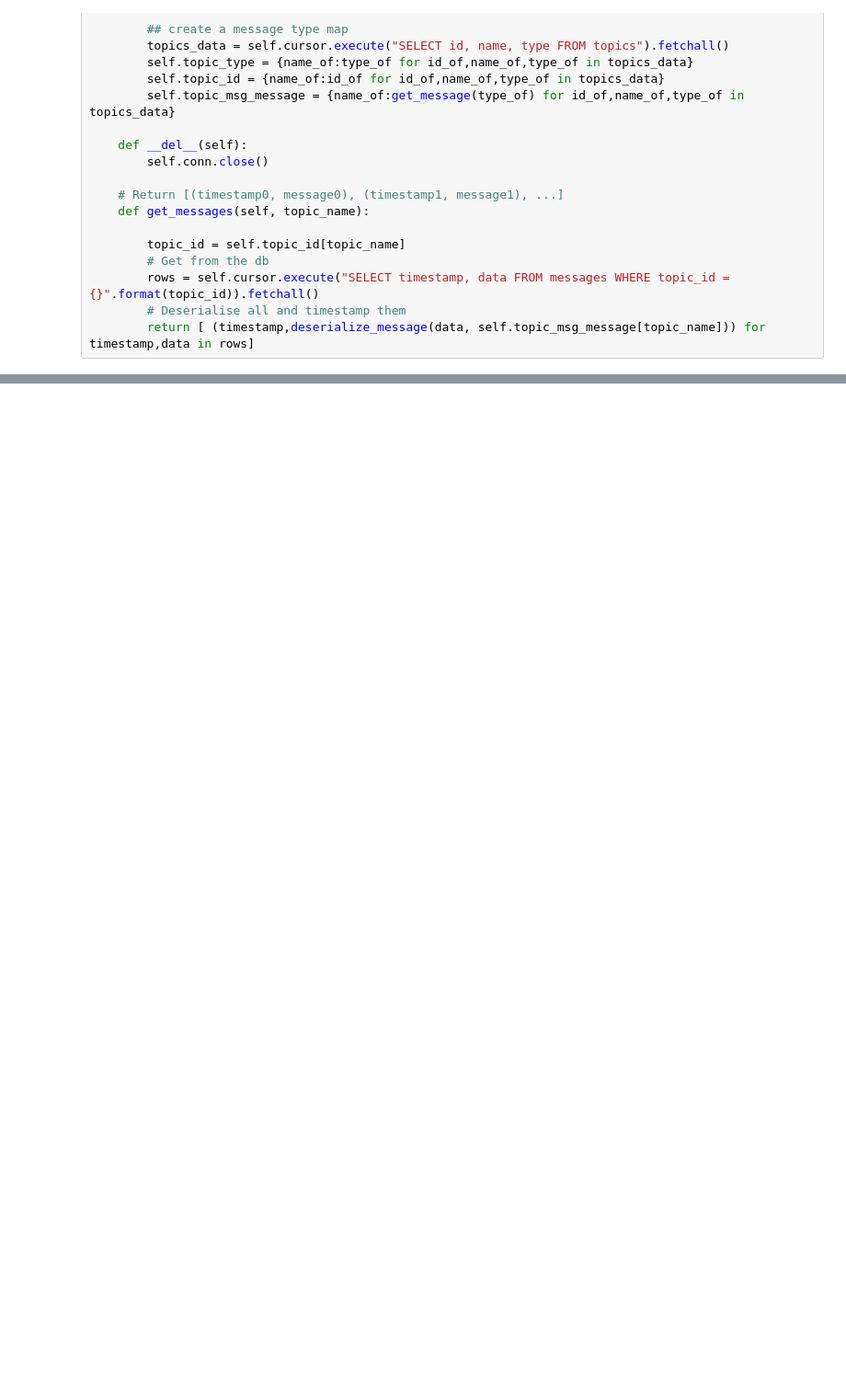
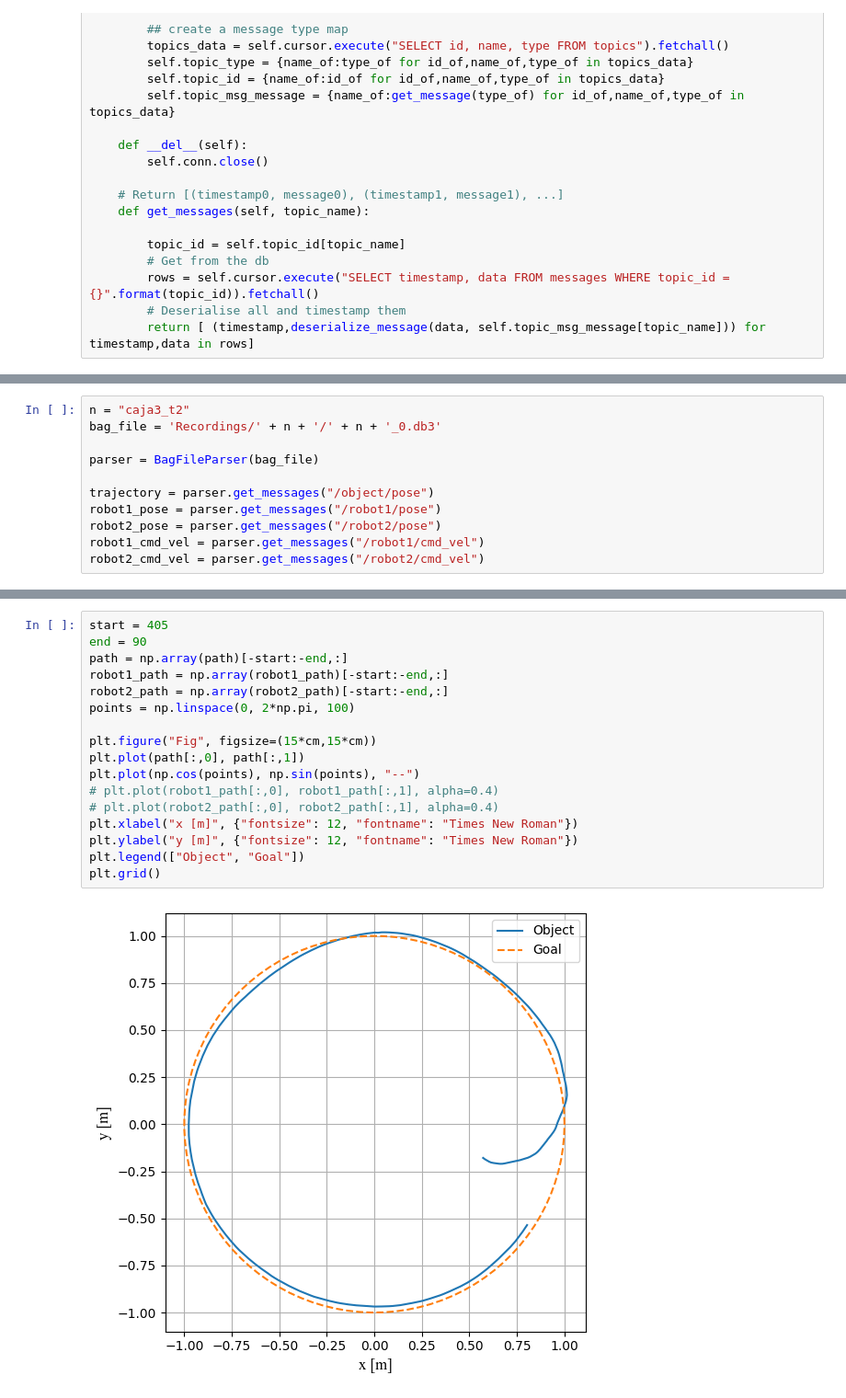
Before and after one commit to alejotoro-o/multi-robot-ueia, a Jupyter notebook: ros_bag_read.ipynb, the cells around one changed output, grey strips where cells are left out. Shown: that part at 92% size. Drawn from its saved outputs; the diff is of its cells as text; blank space fills up the shorter version.

```diff
--- a/ros_bag_read.ipynb
+++ b/ros_bag_read.ipynb
@@ -37,3 +32,14 @@ trajectory = parser.get_messages("/object/pose")
+# %%
+n = "caja3_t2"
+bag_file = 'Recordings/' + n + '/' + n + '_0.db3'
+
+parser = BagFileParser(bag_file)
+
+trajectory = parser.get_messages("/object/pose")
+robot1_pose = parser.get_messages("/robot1/pose")
+robot2_pose = parser.get_messages("/robot2/pose")
+robot1_cmd_vel = parser.get_messages("/robot1/cmd_vel")
+robot2_cmd_vel = parser.get_messages("/robot2/cmd_vel")
 # %%
 trajectory[0]
 # %% [output]
@@ -56,0 +101,19 @@ len(path)
+# %%
+start = 405
+end = 90
+path = np.array(path)[-start:-end,:]
+robot1_path = np.array(robot1_path)[-start:-end,:]
+robot2_path = np.array(robot2_path)[-start:-end,:]
+points = np.linspace(0, 2*np.pi, 100)
+
+plt.figure("Fig", figsize=(15*cm,15*cm))
+plt.plot(path[:,0], path[:,1])
+plt.plot(np.cos(points), np.sin(points), "--")
+# plt.plot(robot1_path[:,0], robot1_path[:,1], alpha=0.4)
+# plt.plot(robot2_path[:,0], robot2_path[:,1], alpha=0.4)
+plt.xlabel("x [m]", {"fontsize": 12, "fontname": "Times New Roman"})
+plt.ylabel("y [m]", {"fontsize": 12, "fontname": "Times New Roman"})
+plt.legend(["Object", "Goal"])
+plt.grid()
+# %% [output]
+[figure, added]
```
Also changed, not shown: parts of 21 cells of this notebook, 1 other file.
